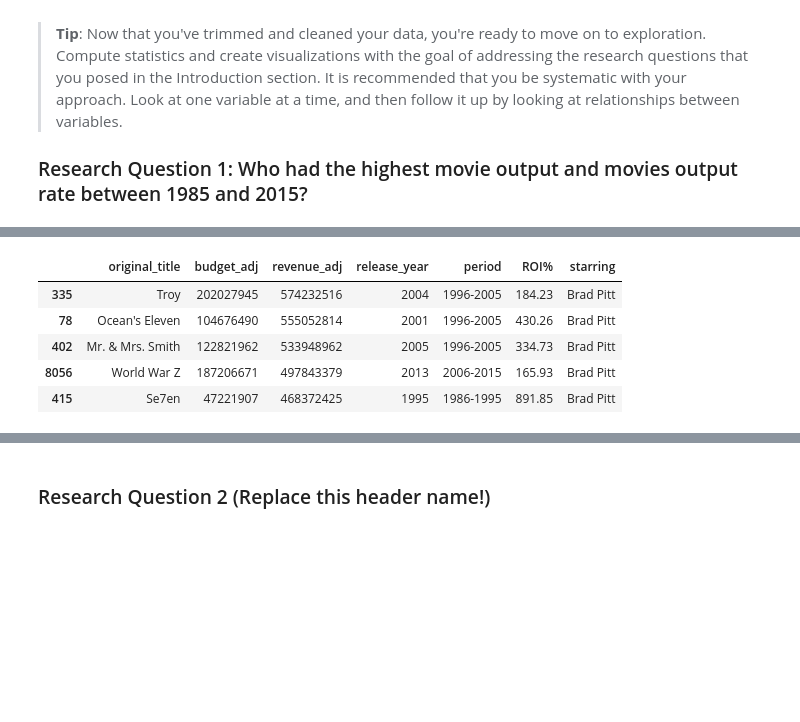
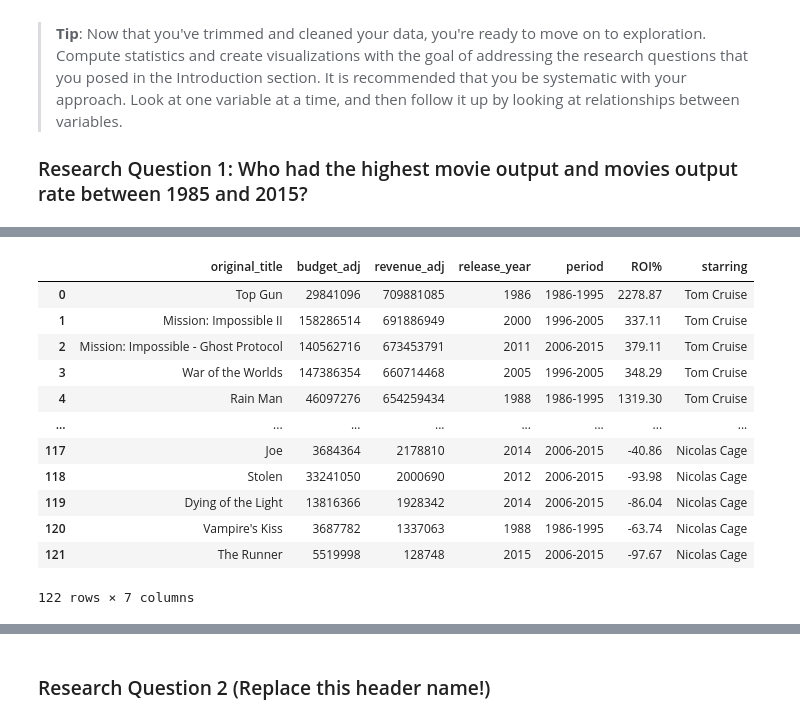
Before and after one commit to keenan-cooper/Udacity, a Jupyter notebook: investigate-a-dataset-template.ipynb, the cells around one changed output, grey strips where cells are left out. Saved outputs shown, nothing was run; the diff lists cells and outputs as text; code cells hidden in the pictures; blank space fills up the shorter version.

```diff
--- a/investigate-a-dataset-template.ipynb
+++ b/investigate-a-dataset-template.ipynb
@@ -222,0 +234,9 @@ No, there are no 0 revenue entries! Next!
+# %%
+# (6c) Remove all 0 revenue entries
+movies_cleaning = movies_cleaning[movies_cleaning["revenue_adj"] != 0]
+
+# Reconfirm if there are any 0 revenuye entries
+if movies_cleaning[movies_cleaning["revenue_adj"] == 0].any().sum():
+    print("Yes, there are some 0 revenue entries! Fix it!")
+else:
+    print("No, there are no 0 revenue entries! Next!")
@@ -287,3 +309,10 @@ pitt_movies.head()
 | 78 | Ocean's Eleven | 104676490 | 555052814 | 2001 | 1996-2005 | 430.26 | Brad Pitt |
 | 80 | Ocean's Twelve | 126988994 | 418768465 | 2004 | 1996-2005 | 229.77 | Brad Pitt |
 | 153 | A River Runs Through It | 18648291 | 67507271 | 1992 | 1986-1995 | 262.00 | Brad Pitt |
+# %%
+# (8d) Clean entry for Robert Downey Jr. by making separate dataframe
+
+downeyjr_movies=movies_cleaning.loc[movies_cleaning["cast"].str.contains("Robert Downey Jr.", na=False)]
+downeyjr_movies["starring"]="Robert Downey Jr."
+downeyjr_movies.drop(columns="cast", inplace=True)
+downeyjr_movies.head()
@@ -289,0 +326,7 @@ pitt_movies.head()
+# %%
+# (8e) Clean entry for Leonardo DiCaprio by making separate dataframe
+
+dicaprio_movies=movies_cleaning.loc[movies_cleaning["cast"].str.contains("Leonardo DiCaprio", na=False)]
+dicaprio_movies["starring"]="Leonardo DiCaprio"
+dicaprio_movies.drop(columns="cast", inplace=True)
+dicaprio_movies.head()
@@ -290,6 +340,6 @@ pitt_movies.head()
 # %%
 # (8d) Combine the three dataframes into one final dataframe
-movies = pd.concat([cage_movies, cruise_movies, pitt_movies])
+movies = pd.concat([cage_movies, cruise_movies, pitt_movies, downeyjr_movies, dicaprio_movies])
 movies.sort_values(by=['release_year'],inplace=True)
 movies.tail()
 # %% [output]
@@ -393,9 +592,16 @@ plt.show()
 # %%
-movies.loc[movies['starring'] == "Brad Pitt"].sort_values(by=['revenue_adj'], ascending=False).head()
+movies_rev_sort=movies.sort_values(by=["revenue_adj"],ascending=False,ignore_index=True)
 # %% [output]
 |  | original_title | budget_adj | revenue_adj | release_year | period | ROI% | starring |
-| 335 | Troy | 202027945 | 574232516 | 2004 | 1996-2005 | 184.23 | Brad Pitt |
-| 78 | Ocean's Eleven | 104676490 | 555052814 | 2001 | 1996-2005 | 430.26 | Brad Pitt |
-| 402 | Mr. & Mrs. Smith | 122821962 | 533948962 | 2005 | 1996-2005 | 334.73 | Brad Pitt |
-| 8056 | World War Z | 187206671 | 497843379 | 2013 | 2006-2015 | 165.93 | Brad Pitt |
-| 415 | Se7en | 47221907 | 468372425 | 1995 | 1986-1995 | 891.85 | Brad Pitt |
+| 0 | Top Gun | 29841096 | 709881085 | 1986 | 1986-1995 | 2278.87 | Tom Cruise |
+| 1 | Mission: Impossible II | 158286514 | 691886949 | 2000 | 1996-2005 | 337.11 | Tom Cruise |
+| 2 | Mission: Impossible - Ghost Protocol | 140562716 | 673453791 | 2011 | 2006-2015 | 379.11 | Tom Cruise |
+| 3 | War of the Worlds | 147386354 | 660714468 | 2005 | 1996-2005 | 348.29 | Tom Cruise |
+| 4 | Rain Man | 46097276 | 654259434 | 1988 | 1986-1995 | 1319.30 | Tom Cruise |
+| ... | ... | ... | ... | ... | ... | ... | ... |
+| 117 | Joe | 3684364 | 2178810 | 2014 | 2006-2015 | -40.86 | Nicolas Cage |
+| 118 | Stolen | 33241050 | 2000690 | 2012 | 2006-2015 | -93.98 | Nicolas Cage |
+| 119 | Dying of the Light | 13816366 | 1928342 | 2014 | 2006-2015 | -86.04 | Nicolas Cage |
+| 120 | Vampire's Kiss | 3687782 | 1337063 | 1988 | 1986-1995 | -63.74 | Nicolas Cage |
+| 121 | The Runner | 5519998 | 128748 | 2015 | 2006-2015 | -97.67 | Nicolas Cage |
+122 rows × 7 columns
```
Also changed, not shown: parts of 33 cells of this notebook.
